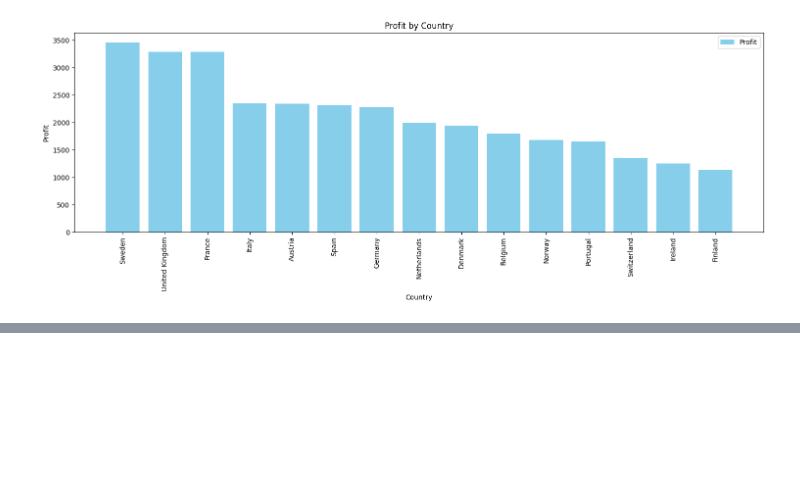
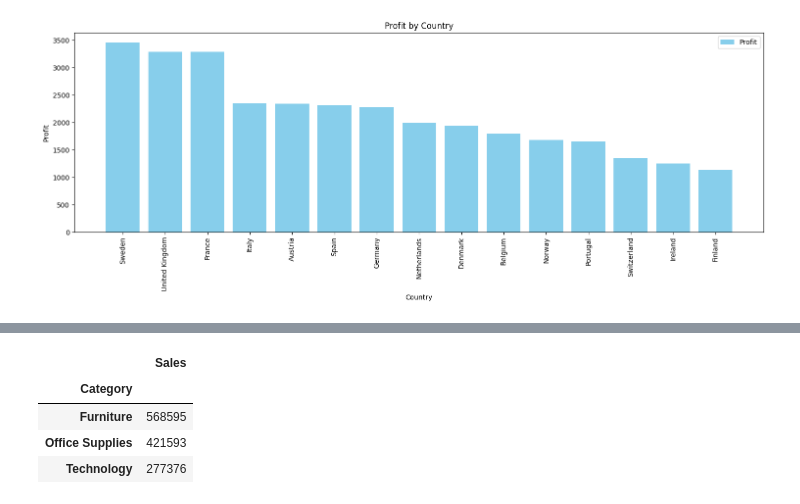
Before and after one commit to programmingconsole/Python_Data_Analytics, a Jupyter notebook: panda_matplotlibex.ipynb, the cells around one changed output, grey strips where cells are left out. Drawn from its saved outputs; the diff is of its cells as text; code cells hidden in the pictures; blank space fills up the shorter version.

```diff
--- a/panda_matplotlibex.ipynb
+++ b/panda_matplotlibex.ipynb
@@ -258,0 +254,8 @@ plt.axhline(y=min_profit, color='red', linestyle='--', label=f'Min Profit: {min_
+# %%
+dt.pivot_table(index='Category',values='Sales',aggfunc='sum')
+# %% [output]
+|  | Sales |
+| Category |  |
+| Furniture | 568595 |
+| Office Supplies | 421593 |
+| Technology | 277376 |
```
Also changed, not shown: parts of 4 cells of this notebook.
